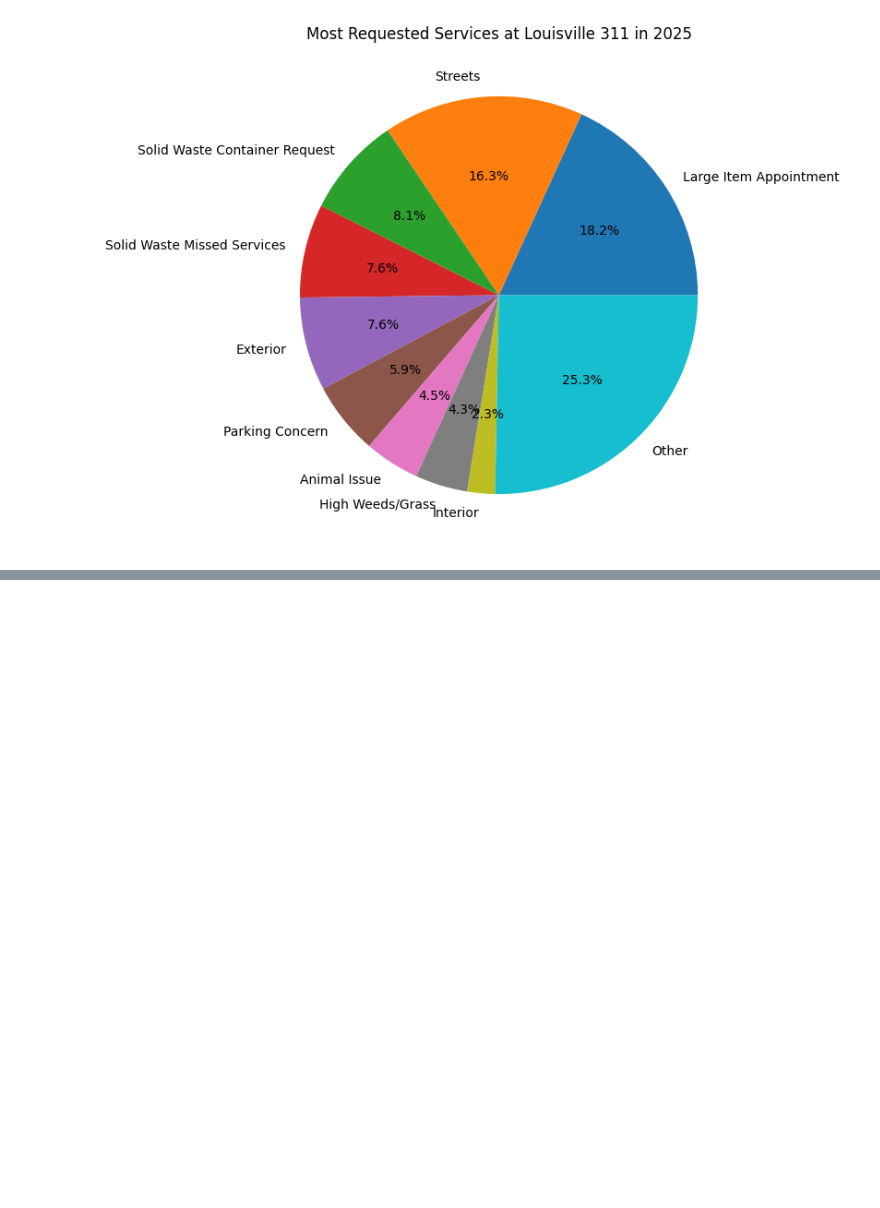
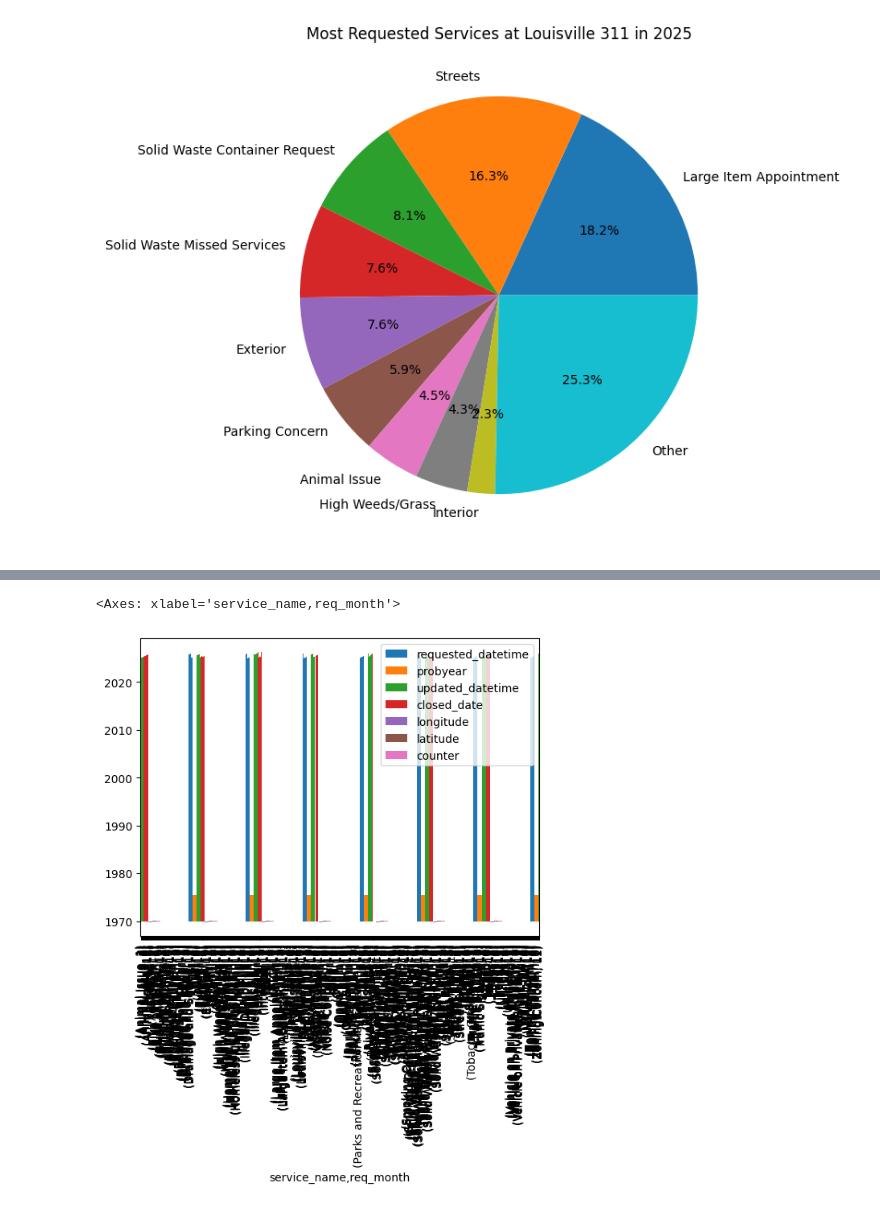
Before and after one commit to peachfiend-42/LouKY_311_Exploration, a Jupyter notebook: LouKY_311_Exploration/initial_views.ipynb, the cells around one changed output, grey strips where cells are left out. Cells and saved outputs as stored; diff of their text form; code cells hidden in the pictures; blank space fills up the shorter version.

Commit message:
still stuck on grouping plots

```diff
--- a/LouKY_311_Exploration/initial_views.ipynb
+++ b/LouKY_311_Exploration/initial_views.ipynb
@@ -639,0 +654,12 @@ plt.show()
+# %%
+# add request month column from requested_datetime
+lou311_sr['req_month'] = lou311_sr['requested_datetime'].dt.month
+lou311_sr['counter'] = 1
+
+# chop_sm = lou311_sr.drop()
+
+grpd = lou311_sr.groupby(['service_name','req_month'])
+grpd.first().plot.bar()
+# %% [output]
+<Axes: xlabel='service_name,req_month'>
+[figure, added]
```
Also changed, not shown: parts of 3 cells of this notebook.
